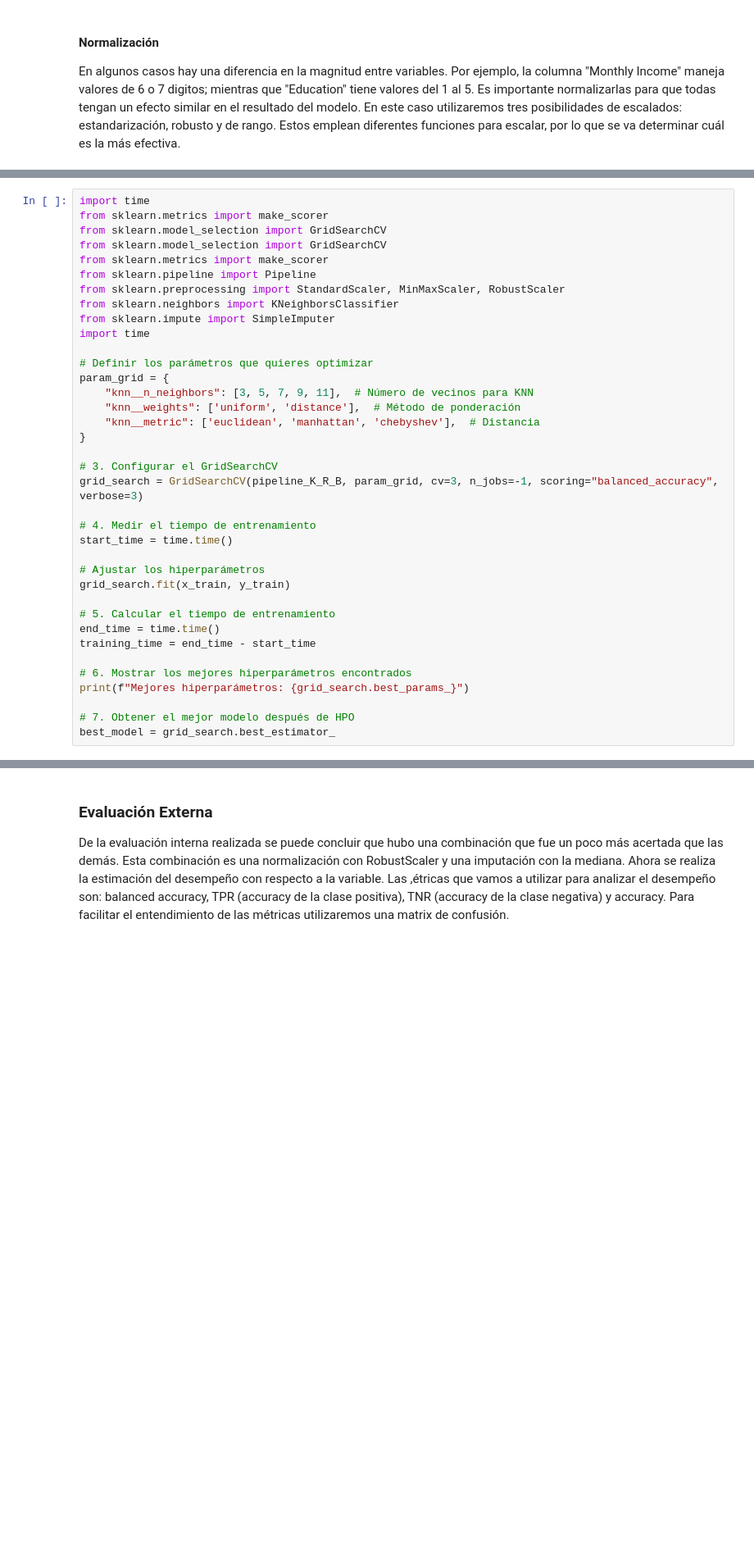
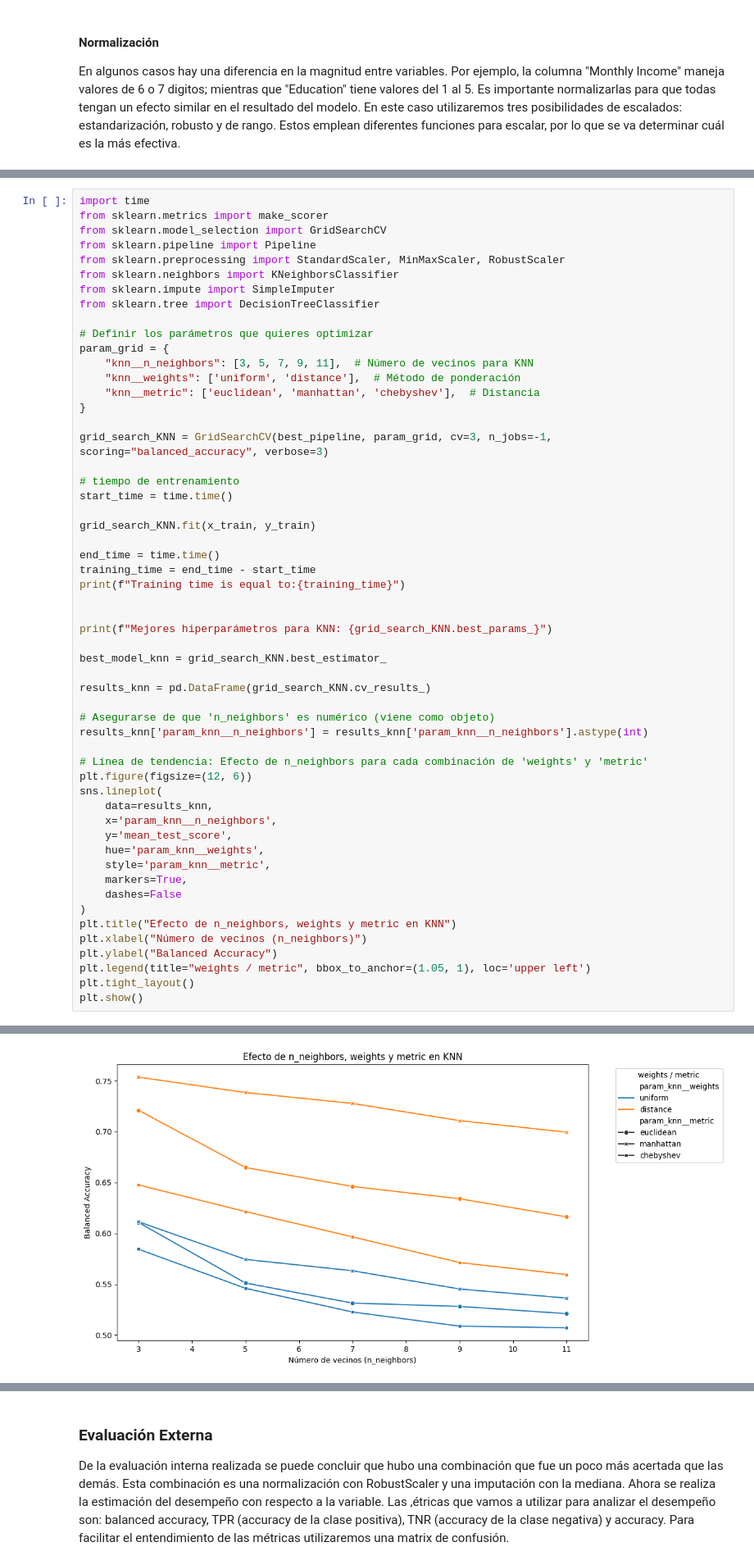
Before and after one commit to 100485446-UC3M/Primera_Practica_Machine_Learning_Grupo16, a Jupyter notebook: Predicciones.ipynb, the cells around one changed output, grey strips where cells are left out. Shown at 82% size. Saved outputs shown, nothing was run; the diff lists cells and outputs as text; blank space fills up the shorter version.

```diff
--- a/Predicciones.ipynb
+++ b/Predicciones.ipynb
@@ -345,13 +429,11 @@ KNN con Mean Imputer y MinMaxScaler: 0.5411920173660981
 import time
 from sklearn.metrics import make_scorer
 from sklearn.model_selection import GridSearchCV
-from sklearn.model_selection import GridSearchCV
-from sklearn.metrics import make_scorer
 from sklearn.pipeline import Pipeline
 from sklearn.preprocessing import StandardScaler, MinMaxScaler, RobustScaler
 from sklearn.neighbors import KNeighborsClassifier
 from sklearn.impute import SimpleImputer
-import time
+from sklearn.tree import DecisionTreeClassifier
 
 # Definir los parámetros que quieres optimizar
 param_grid = {
@@ -360,23 +442,43 @@ param_grid = {
     "knn__metric": ['euclidean', 'manhattan', 'chebyshev'],  # Distancia
 }
 
-# 3. Configurar el GridSearchCV
-grid_search = GridSearchCV(pipeline_K_R_B, param_grid, cv=3, n_jobs=-1, scoring="balanced_accuracy", verbose=3)
+grid_search_KNN = GridSearchCV(best_pipeline, param_grid, cv=3, n_jobs=-1, scoring="balanced_accuracy", verbose=3)
 
-# 4. Medir el tiempo de entrenamiento
+# tiempo de entrenamiento
 start_time = time.time()
 
-# Ajustar los hiperparámetros
-grid_search.fit(x_train, y_train)
+grid_search_KNN.fit(x_train, y_train)
 
-# 5. Calcular el tiempo de entrenamiento
 end_time = time.time()
 training_time = end_time - start_time
+print(f"Training time is equal to:{training_time}")
 
-# 6. Mostrar los mejores hiperparámetros encontrados
-print(f"Mejores hiperparámetros: {grid_search.best_params_}")
 
-# 7. Obtener el mejor modelo después de HPO
-best_model = grid_search.best_estimator_
+print(f"Mejores hiperparámetros para KNN: {grid_search_KNN.best_params_}")
+
+best_model_knn = grid_search_KNN.best_estimator_
+
+results_knn = pd.DataFrame(grid_search_KNN.cv_results_)
+
+# Asegurarse de que 'n_neighbors' es numérico (viene como objeto)
+results_knn['param_knn__n_neighbors'] = results_knn['param_knn__n_neighbors'].astype(int)
+
+# Línea de tendencia: Efecto de n_neighbors para cada combinación de 'weights' y 'metric'
+plt.figure(figsize=(12, 6))
+sns.lineplot(
+    data=results_knn,
+    x='param_knn__n_neighbors',
+    y='mean_test_score',
+    hue='param_knn__weights',
+    style='param_knn__metric',
+    markers=True,
+    dashes=False
+)
+plt.title("Efecto de n_neighbors, weights y metric en KNN")
+plt.xlabel("Número de vecinos (n_neighbors)")
+plt.ylabel("Balanced Accuracy")
+plt.legend(title="weights / metric", bbox_to_anchor=(1.05, 1), loc='upper left')
+plt.tight_layout()
+plt.show()
 # %% [output]
 Fitting 3 folds for each of 30 candidates, totalling 90 fits
@@ -383,0 +486 @@ Mejores hiperparámetros: {'knn__metric': 'manhattan', 'knn__n_neighbors': 3, 'k
+[figure, added]
```
Also changed, not shown: parts of 10 cells of this notebook.
